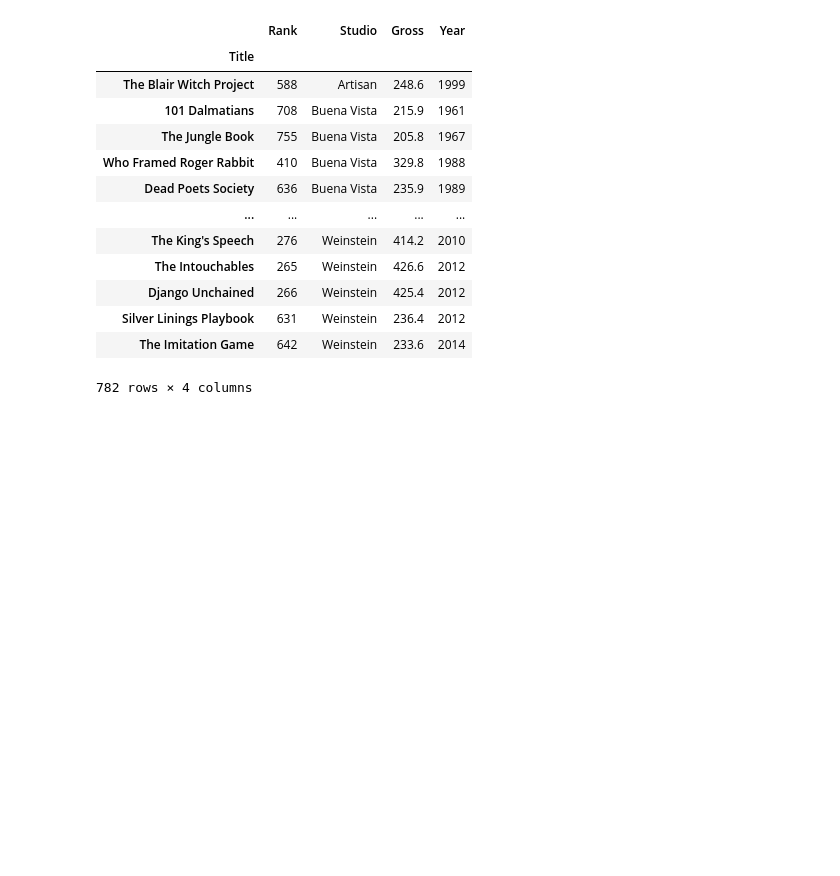
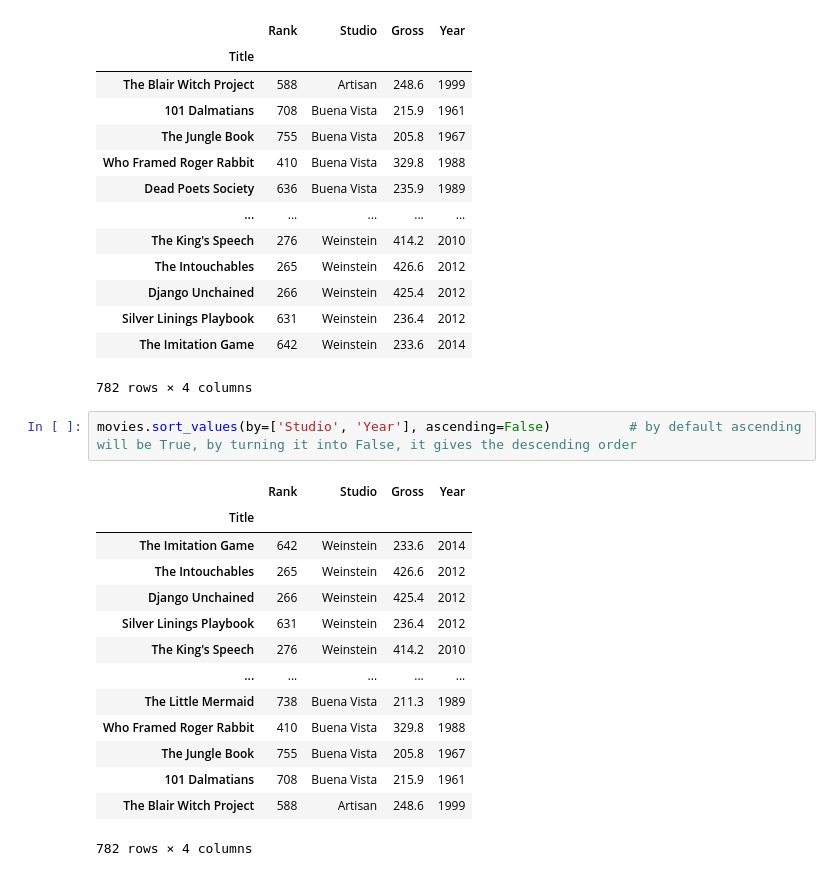
Before and after one commit to PK0438/data_analysis_class, a Jupyter notebook: Pandas_ActivityFile5.ipynb, the cells around one changed output. Saved outputs shown, nothing was run; the diff lists cells and outputs as text; blank space fills up the shorter version.

Commit message:
dataframe operations - pandas

```diff
--- a/Pandas_ActivityFile5.ipynb
+++ b/Pandas_ActivityFile5.ipynb
@@ -331,3 +331,20 @@ movies.sort_values(by=['Studio', 'Year'])
 | Silver Linings Playbook | 631 | Weinstein | 236.4 | 2012 |
 | The Imitation Game | 642 | Weinstein | 233.6 | 2014 |
 782 rows × 4 columns
+# %%
+movies.sort_values(by=['Studio', 'Year'], ascending=False)          # by default ascending will be True, by turning it into False, it gives the descending order
+# %% [output]
+|  | Rank | Studio | Gross | Year |
+| Title |  |  |  |  |
+| The Imitation Game | 642 | Weinstein | 233.6 | 2014 |
+| The Intouchables | 265 | Weinstein | 426.6 | 2012 |
+| Django Unchained | 266 | Weinstein | 425.4 | 2012 |
+| Silver Linings Playbook | 631 | Weinstein | 236.4 | 2012 |
+| The King's Speech | 276 | Weinstein | 414.2 | 2010 |
+| ... | ... | ... | ... | ... |
+| The Little Mermaid | 738 | Buena Vista | 211.3 | 1989 |
+| Who Framed Roger Rabbit | 410 | Buena Vista | 329.8 | 1988 |
+| The Jungle Book | 755 | Buena Vista | 205.8 | 1967 |
+| 101 Dalmatians | 708 | Buena Vista | 215.9 | 1961 |
+| The Blair Witch Project | 588 | Artisan | 248.6 | 1999 |
+782 rows × 4 columns
```
Also changed, not shown: parts of 3 cells of this notebook.
